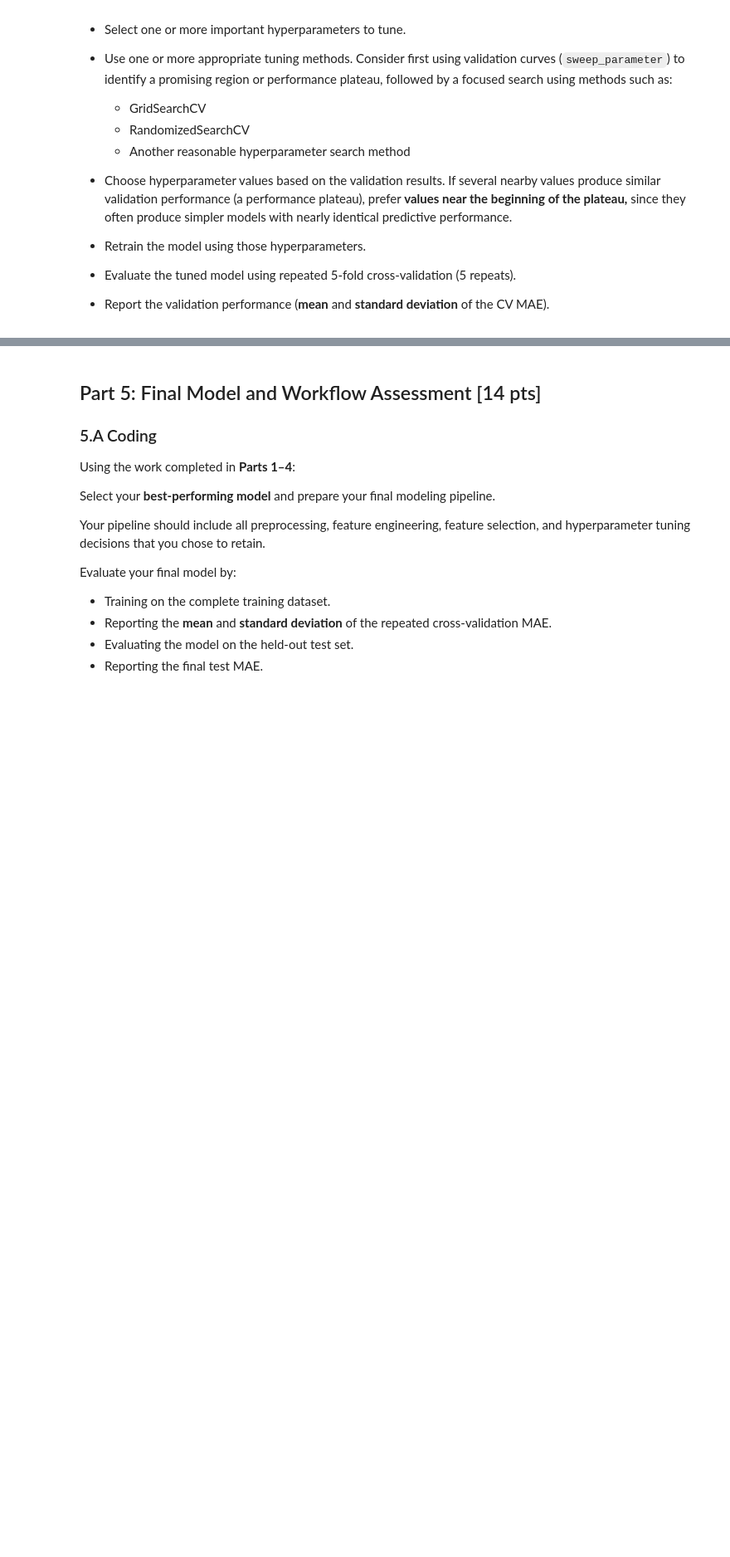
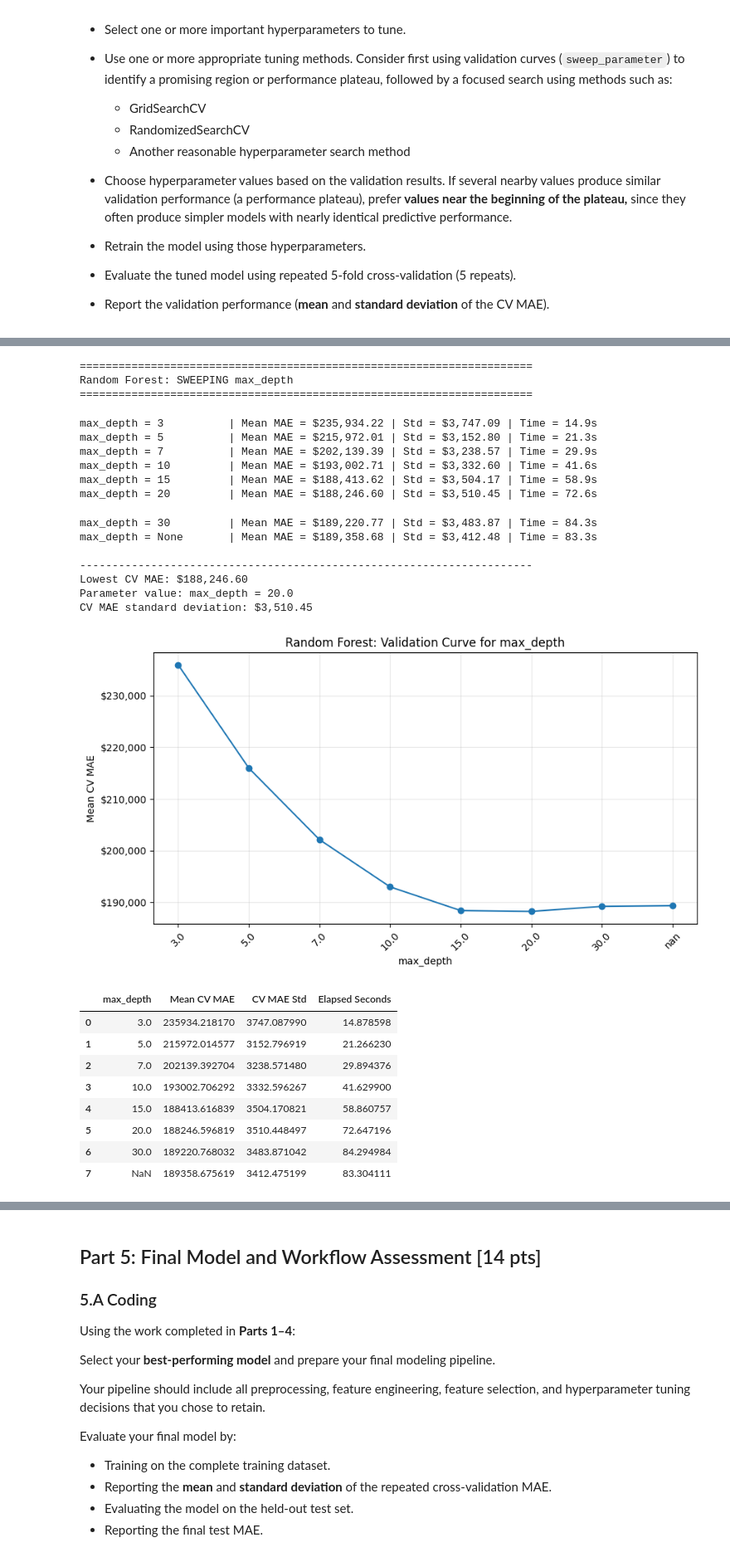
Before and after one commit to amritBU001/DX603_Collab, a Jupyter notebook: Milestone_02.ipynb, the cells around one changed output, grey strips where cells are left out. Shown at 83% size. Drawn from its saved outputs; the diff is of its cells as text; code cells hidden in the pictures; blank space fills up the shorter version.

```diff
--- a/Milestone_02.ipynb
+++ b/Milestone_02.ipynb
@@ -862,0 +1286,55 @@ After tuning, how did the relative performance of your three models change? Did
+# %%
+# ============================================================
+# Part 4B — Cell 7: Validation Sweep for Random Forest
+# ============================================================
+
+rf_depth_results = sweep_parameter(
+    model=RandomForestRegressor(
+        random_state=random_state,
+        n_jobs=-1
+    ),
+    X=X_train_rf_sel,
+    y=y_train,
+    parameter_name="max_depth",
+    parameter_values=[
+        3,
+        5,
+        7,
+        10,
+        15,
+        20,
+        30,
+        None
+    ],
+    cv=cv,
+    model_name="Random Forest"
+)
+
+rf_depth_results
+# %% [output]
+======================================================================
+Random Forest: SWEEPING max_depth
+======================================================================
+max_depth = 3          | Mean MAE = $235,934.22 | Std = $3,747.09 | Time = 14.9s
+max_depth = 5          | Mean MAE = $215,972.01 | Std = $3,152.80 | Time = 21.3s
+max_depth = 7          | Mean MAE = $202,139.39 | Std = $3,238.57 | Time = 29.9s
+max_depth = 10         | Mean MAE = $193,002.71 | Std = $3,332.60 | Time = 41.6s
+max_depth = 15         | Mean MAE = $188,413.62 | Std = $3,504.17 | Time = 58.9s
+max_depth = 20         | Mean MAE = $188,246.60 | Std = $3,510.45 | Time = 72.6s
+max_depth = 30         | Mean MAE = $189,220.77 | Std = $3,483.87 | Time = 84.3s
+max_depth = None       | Mean MAE = $189,358.68 | Std = $3,412.48 | Time = 83.3s
+
+----------------------------------------------------------------------
+Lowest CV MAE: $188,246.60
+Parameter value: max_depth = 20.0
+CV MAE standard deviation: $3,510.45
+[figure, added]
+|  | max_depth | Mean CV MAE | CV MAE Std | Elapsed Seconds |
+| 0 | 3.0 | 235934.218170 | 3747.087990 | 14.878598 |
+| 1 | 5.0 | 215972.014577 | 3152.796919 | 21.266230 |
+| 2 | 7.0 | 202139.392704 | 3238.571480 | 29.894376 |
+| 3 | 10.0 | 193002.706292 | 3332.596267 | 41.629900 |
+| 4 | 15.0 | 188413.616839 | 3504.170821 | 58.860757 |
+| 5 | 20.0 | 188246.596819 | 3510.448497 | 72.647196 |
+| 6 | 30.0 | 189220.768032 | 3483.871042 | 84.294984 |
+| 7 | NaN | 189358.675619 | 3412.475199 | 83.304111 |
```
Also changed, not shown: parts of 36 cells of this notebook.
